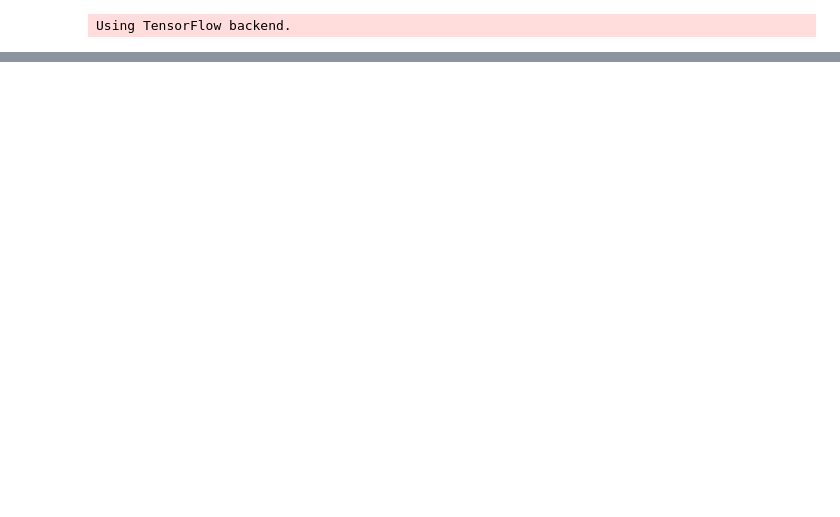
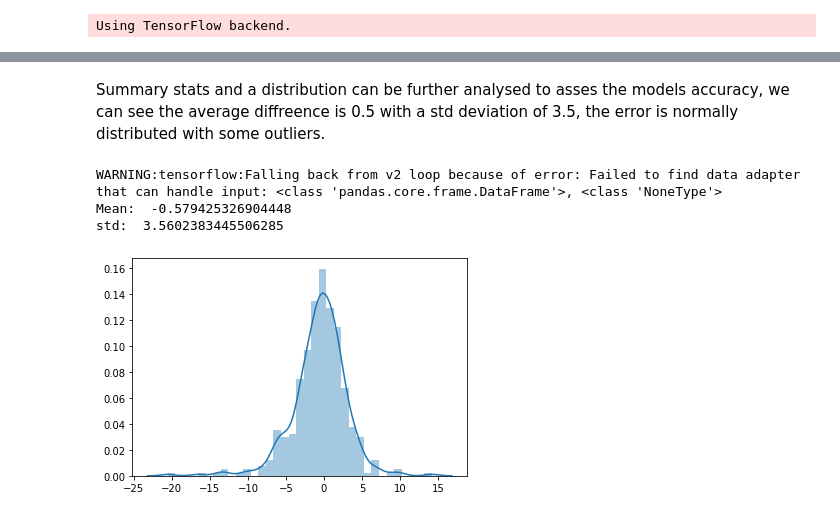
Before and after one commit to tommirrington/MachineLearning-StatisticProject, a Jupyter notebook: MLandStatsProject.ipynb, the cells around one changed output, grey strips where cells are left out. Cells and saved outputs as stored; diff of their text form; code cells hidden in the pictures; blank space fills up the shorter version.

Commit message:
Explanations and summary added

```diff
--- a/MLandStatsProject.ipynb
+++ b/MLandStatsProject.ipynb
@@ -397,5 +406,12 @@ Epoch 60/60
+# %% [markdown]
+Summary stats and a distribution can be further analysed to asses the models accuracy, we can see the average diffreence is 0.5 with a std deviation of 3.5, the error is normally distributed with some outliers.
 # %%
-# dist = m.predict(inputs) - outputs.as_matrix()
-# sns.distplot(dist)
-# print('Mean: ', dist.mean())
-# print('std: ', dist.std())
+dist = m.predict(X_train).T - Y_train.as_matrix()
+sns.distplot(dist)
+print('Mean: ', dist.mean())
+print('std: ', dist.std())
+# %% [output]
+WARNING:tensorflow:Falling back from v2 loop because of error: Failed to find data adapter that can handle input: <class 'pandas.core.frame.DataFrame'>, <class 'NoneType'>
+Mean:  -0.579425326904448
+std:  3.5602383445506285
+[figure, added]
```
Also changed, not shown: parts of 64 cells of this notebook.
